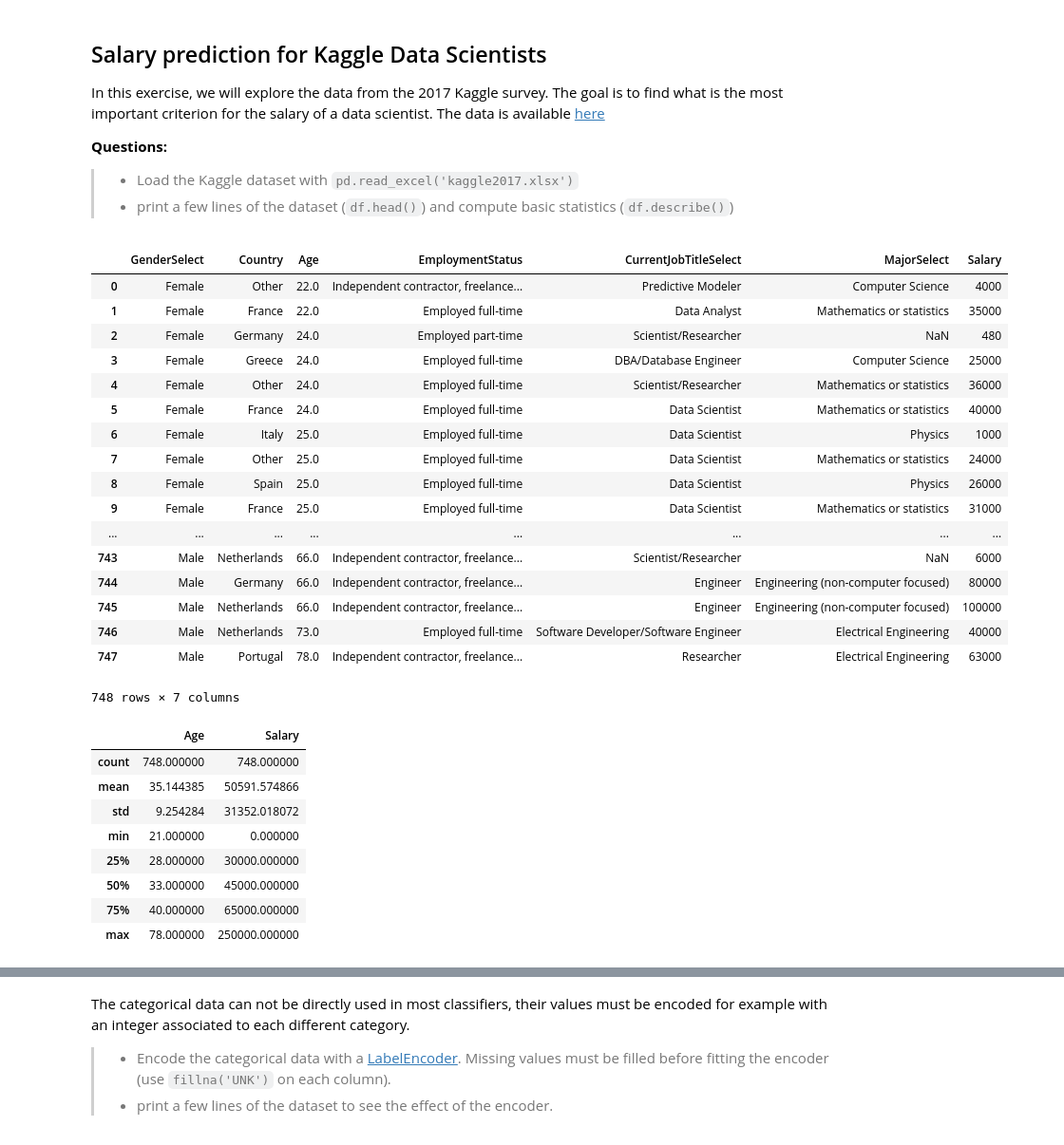
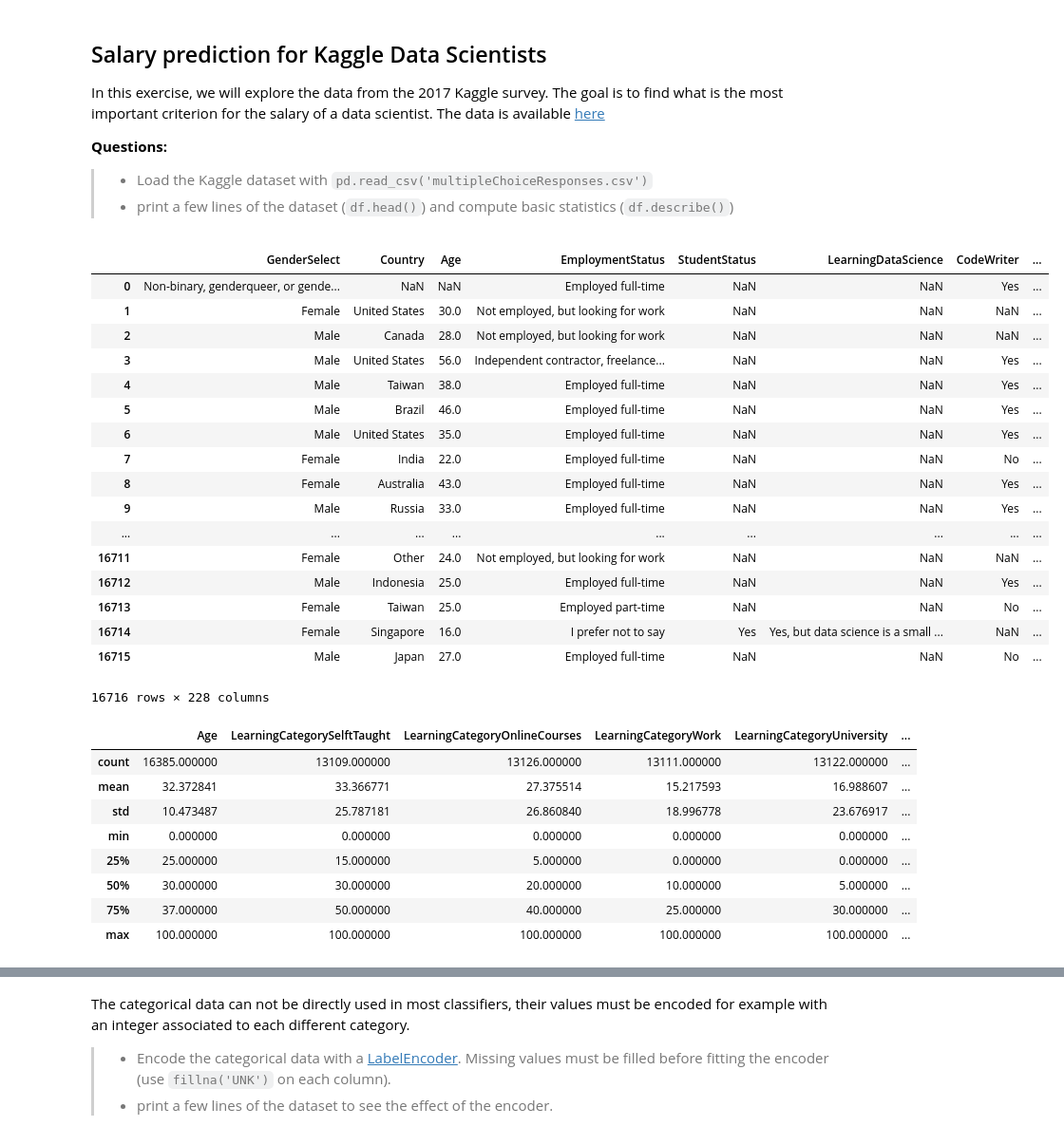
Before and after one commit to kermorvant/ml, a Jupyter notebook: notebooks/tree_kaggle.ipynb, the cells around one changed output, grey strips where cells are left out. Shown at 95% size. Saved outputs shown, nothing was run; the diff lists cells and outputs as text; code cells hidden in the pictures.

```diff
--- a/notebooks/tree_kaggle.ipynb
+++ b/notebooks/tree_kaggle.ipynb
@@ -1,47 +1,47 @@
 # %% [markdown]
 ## Salary prediction for Kaggle Data Scientists
 
-In this exercise, we will explore the data from the 2017 Kaggle survey. The goal is to find what is the most important criterion for the salary of a data scientist. The data is available [here](https://kermorvant.github.io/csexed-ml/data/kaggle2017.xlsx)
+In this exercise, we will explore the data from the 2017 Kaggle survey. The goal is to find what is the most important criterion for the salary of a data scientist. The data is available [here](https://kermorvant.github.io/csexed-ml/data/multipleChoiceResponses.csv)
 
 **Questions:**
-> * Load the Kaggle dataset with `pd.read_excel('kaggle2017.xlsx')`
+> * Load the Kaggle dataset with `pd.read_csv('multipleChoiceResponses.csv')`
 > * print a few lines of the dataset (`df.head()`) and compute basic statistics (`df.describe()`)
 # %%
 import pandas as pd
 import seaborn as sns
 import numpy as np
 import matplotlib.pyplot as plt
 %matplotlib inline
-df = pd.read_excel('../data/kaggle2017.xlsx')
+df = pd.read_csv('../data/multipleChoiceResponses.csv',encoding="ISO-8859-1",low_memory=False) # low_memory=False to remove warning
 df
 # %% [output]
-|  | GenderSelect | Country | Age | EmploymentStatus | CurrentJobTitleSelect | MajorSelect | Salary |
-| 0 | Female | Other | 22.0 | Independent contractor, freelance... | Predictive Modeler | Computer Science | 4000 |
-| 1 | Female | France | 22.0 | Employed full-time | Data Analyst | Mathematics or statistics | 35000 |
-| 2 | Female | Germany | 24.0 | Employed part-time | Scientist/Researcher | NaN | 480 |
-| 3 | Female | Greece | 24.0 | Employed full-time | DBA/Database Engineer | Computer Science | 25000 |
-| 4 | Female | Other | 24.0 | Employed full-time | Scientist/Researcher | Mathematics or statistics | 36000 |
-| 5 | Female | France | 24.0 | Employed full-time | Data Scientist | Mathematics or statistics | 40000 |
-| 6 | Female | Italy | 25.0 | Employed full-time | Data Scientist | Physics | 1000 |
-| 7 | Female | Other | 25.0 | Employed full-time | Data Scientist | Mathematics or statistics | 24000 |
-| 8 | Female | Spain | 25.0 | Employed full-time | Data Scientist | Physics | 26000 |
-| 9 | Female | France | 25.0 | Employed full-time | Data Scientist | Mathematics or statistics | 31000 |
-| ... | ... | ... | ... | ... | ... | ... | ... |
-| 743 | Male | Netherlands | 66.0 | Independent contractor, freelance... | Scientist/Researcher | NaN | 6000 |
-| 744 | Male | Germany | 66.0 | Independent contractor, freelance... | Engineer | Engineering (non-computer focused) | 80000 |
-| 745 | Male | Netherlands | 66.0 | Independent contractor, freelance... | Engineer | Engineering (non-computer focused) | 100000 |
-| 746 | Male | Netherlands | 73.0 | Employed full-time | Software Developer/Software Engineer | Electrical Engineering | 40000 |
-| 747 | Male | Portugal | 78.0 | Independent contractor, freelance... | Researcher | Electrical Engineering | 63000 |
+|  | GenderSelect | Country | Age | EmploymentStatus | StudentStatus | LearningDataScience | CodeWriter | ... |
+| 0 | Non-binary, genderqueer, or gende... | NaN | NaN | Employed full-time | NaN | NaN | Yes | ... |
+| 1 | Female | United States | 30.0 | Not employed, but looking for work | NaN | NaN | NaN | ... |
+| 2 | Male | Canada | 28.0 | Not employed, but looking for work | NaN | NaN | NaN | ... |
+| 3 | Male | United States | 56.0 | Independent contractor, freelance... | NaN | NaN | Yes | ... |
+| 4 | Male | Taiwan | 38.0 | Employed full-time | NaN | NaN | Yes | ... |
+| 5 | Male | Brazil | 46.0 | Employed full-time | NaN | NaN | Yes | ... |
+| 6 | Male | United States | 35.0 | Employed full-time | NaN | NaN | Yes | ... |
+| 7 | Female | India | 22.0 | Employed full-time | NaN | NaN | No | ... |
+| 8 | Female | Australia | 43.0 | Employed full-time | NaN | NaN | Yes | ... |
+| 9 | Male | Russia | 33.0 | Employed full-time | NaN | NaN | Yes | ... |
+| ... | ... | ... | ... | ... | ... | ... | ... | ... |
+| 16711 | Female | Other | 24.0 | Not employed, but looking for work | NaN | NaN | NaN | ... |
+| 16712 | Male | Indonesia | 25.0 | Employed full-time | NaN | NaN | Yes | ... |
+| 16713 | Female | Taiwan | 25.0 | Employed part-time | NaN | NaN | No | ... |
+| 16714 | Female | Singapore | 16.0 | I prefer not to say | Yes | Yes, but data science is a small ... | NaN | ... |
+| 16715 | Male | Japan | 27.0 | Employed full-time | NaN | NaN | No | ... |
-748 rows × 7 columns
+16716 rows × 228 columns
 # %%
 df.describe()
 # %% [output]
-|  | Age | Salary |
-| count | 748.000000 | 748.000000 |
-| mean | 35.144385 | 50591.574866 |
-| std | 9.254284 | 31352.018072 |
-| min | 21.000000 | 0.000000 |
-| 25% | 28.000000 | 30000.000000 |
-| 50% | 33.000000 | 45000.000000 |
-| 75% | 40.000000 | 65000.000000 |
-| max | 78.000000 | 250000.000000 |
+|  | Age | LearningCategorySelftTaught | LearningCategoryOnlineCourses | LearningCategoryWork | LearningCategoryUniversity | ... |
+| count | 16385.000000 | 13109.000000 | 13126.000000 | 13111.000000 | 13122.000000 | ... |
+| mean | 32.372841 | 33.366771 | 27.375514 | 15.217593 | 16.988607 | ... |
+| std | 10.473487 | 25.787181 | 26.860840 | 18.996778 | 23.676917 | ... |
+| min | 0.000000 | 0.000000 | 0.000000 | 0.000000 | 0.000000 | ... |
+| 25% | 25.000000 | 15.000000 | 5.000000 | 0.000000 | 0.000000 | ... |
+| 50% | 30.000000 | 30.000000 | 20.000000 | 10.000000 | 5.000000 | ... |
+| 75% | 37.000000 | 50.000000 | 40.000000 | 25.000000 | 30.000000 | ... |
+| max | 100.000000 | 100.000000 | 100.000000 | 100.000000 | 100.000000 | ... |
```
Also changed, not shown: parts of 29 cells of this notebook, 1 other file.
